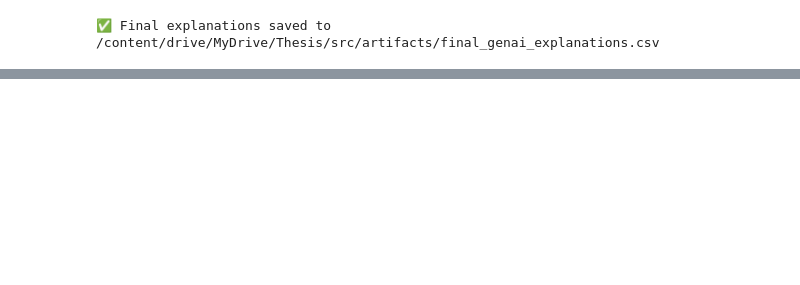
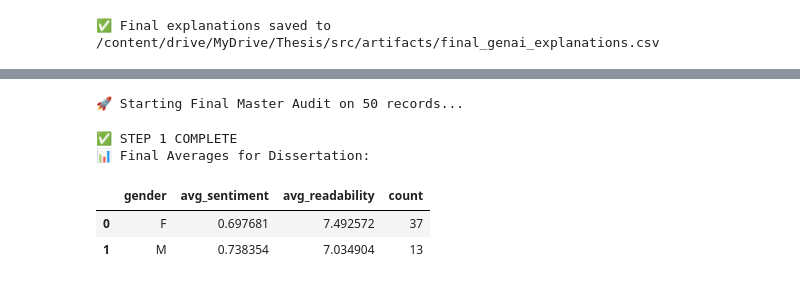
Before and after one commit to hemajuluri/Ethical-and-fairness, a Jupyter notebook: 03_Transition_Layer.ipynb, the cells around one changed output, grey strips where cells are left out. Cells and saved outputs as stored; diff of their text form; code cells hidden in the pictures; blank space fills up the shorter version.

```diff
--- a/03_Transition_Layer.ipynb
+++ b/03_Transition_Layer.ipynb
@@ -235,0 +298,58 @@ Ollama is awake! Available models: models=[Model(model='mistral:latest', modifie
+# %%
+import pandas as pd
+from tqdm import tqdm
+
+# 1. Select a larger sample of denied applications (e.g., 50 rows)
+# This ensures your results are 'Thesis-Ready'
+sample_size = 50
+# Assuming df already contains only the denied applications for which SHAP values were generated.
+df_denied_sample = df.sample(n=sample_size, random_state=42)
+
+final_results = []
+
+print(f"🚀 Starting Final Master Audit on {sample_size} records...")
+
+for index, row in tqdm(df_denied_sample.iterrows(), total=sample_size):
+    # Extract the top SHAP reason (mapped to human terms in the function)
+    reason = row['reason_1'] # Changed to reason_1 as top_reason is not in df
+    value = row['clean_value_1'] # Changed to clean_value_1 as top_value is not in df
+
+    # Generate the letter using the Master Audit prompt logic
+    letter = generate_letter(reason, value)
+
+    # Audit the metrics
+    sentiment = analyzer.polarity_scores(letter)['compound']
+    grade = textstat.flesch_kincaid_grade(letter)
+
+    final_results.append({
+        'applicant_id': row['applicant_id'],
+        'gender': row['gender'],
+        'reason': reason,
+        'generated_letter': letter,
+        'sentiment_score': sentiment,
+        'readability_grade': grade
+    })
+
+# 2. Create the Final Results Dataframe
+df_final_baton = pd.DataFrame(final_results)
+
+# 3. Create the Final Fairness Summary
+final_fairness_report = df_final_baton.groupby('gender').agg(
+    avg_sentiment=('sentiment_score', 'mean'),
+    avg_readability=('readability_grade', 'mean'),
+    count=('applicant_id', 'count')
+).reset_index()
+
+# 4. EXPORT: The "Evidence" for your Thesis
+df_final_baton.to_csv('final_dissertation_results.csv', index=False)
+
+print("\n✅ STEP 1 COMPLETE")
+print("📊 Final Averages for Dissertation:")
+display(final_fairness_report)
+# %% [output]
+🚀 Starting Final Master Audit on 50 records...
+✅ STEP 1 COMPLETE
+📊 Final Averages for Dissertation:
+|  | gender | avg_sentiment | avg_readability | count |
+| 0 | F | 0.697681 | 7.492572 | 37 |
+| 1 | M | 0.738354 | 7.034904 | 13 |
```
Also changed, not shown: parts of 15 cells of this notebook.
